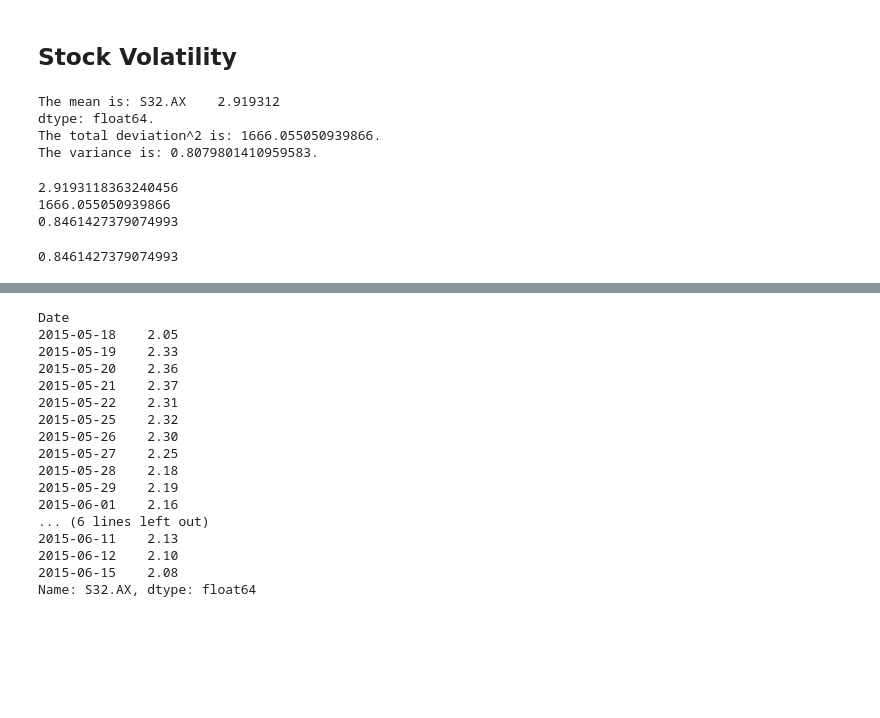
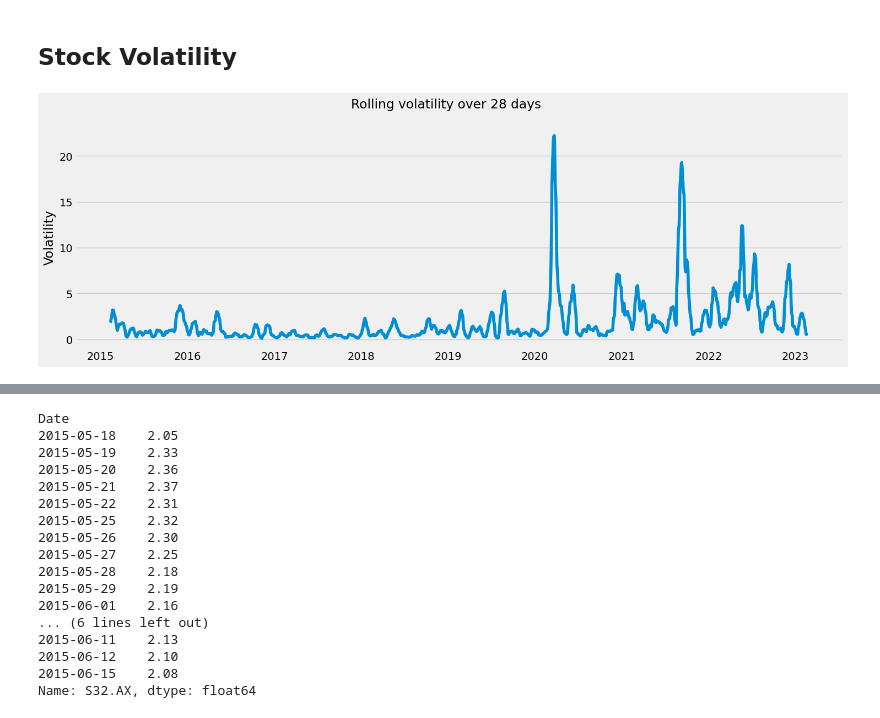
Before and after one commit to ShaunBrentnall/Market-Analysis, a Jupyter notebook: correlation.ipynb, the cells around one changed output, grey strips where cells are left out. Cells and saved outputs as stored; diff of their text form; code cells hidden in the pictures; blank space fills up the shorter version.

Commit message:
Added rolling volatility

```diff
--- a/correlation.ipynb
+++ b/correlation.ipynb
@@ -694,20 +698,33 @@ plot_price_volume("BHP.AX", "BHP", big_df["Close"]["BHP.AX"], "2021-10-01")
 ## Stock Volatility
 # %%
 # Naive volatility
+def volatility(price_series):
+    expectation_value = price_series.dropna().mean()
+    total_squared_deviation = np.sum((price_series - expectation_value) ** 2)
+    variance = total_squared_deviation / len(price_series.dropna())
+    return variance
 
+# Volatility with a rolling window
+def volatility_roll(price_series, window):
+    df = pd.DataFrame(price_series.dropna())
+    df["expectation_value"] = price_series.rolling(window).mean()
+    df["variance"] = np.nan
+    for i in range(window - 1, len(df)):
+        df["variance"][i] = ((df.iloc[:,0][i - window + 1: i + 1] - df["expectation_value"][i]) ** 2).sum() / window
+    return df["variance"]
 
-s32 = big_df["Close"][["S32.AX"]].dropna()
-s32
+def plot_volatility(price_series, window):
+    plt.style.use('fivethirtyeight')
+    plt.rcParams['figure.figsize'] = (16, 5)
 
-expectation_value = s32.mean()
-s32["SquaredDeviation"] = (s32 - expectation_value) ** 2
+    variance = volatility_roll(price_series, window)
 
-total_squared_deviation = np.sum(s32["SquaredDeviation"])
+    fig, ax = plt.subplots()
 
-variance = total_squared_deviation / len(s32["SquaredDeviation"])
-print("The mean is: {}.\nThe total deviation^2 is: {}.\nThe variance is: {}.".format(expectation_value, total_squared_deviation, variance))
+    ax.plot(variance)
+    ax.xaxis.grid()
+    ax.yaxis.grid(True)
+    ax.set_ylabel("Volatility")
+
+    fig.suptitle("Rolling volatility over {} days".format(window))
+    plt.show()
-# %% [output]
-The mean is: S32.AX    2.919312
-dtype: float64.
-The total deviation^2 is: 1666.055050939866.
-The variance is: 0.8079801410959583.
@@ -723,7 +731,4 @@ def volatility(price_series):
 # %%
-volatility(big_df["Close"]["S32.AX"])
+plot_volatility(big_df["Close"]["BHP.AX"], 28)
 # %% [output]
-2.9193118363240456
-1666.055050939866
-0.8461427379074993
-0.8461427379074993
+[figure, added]
```
Also changed, not shown: parts of 7 cells of this notebook.
